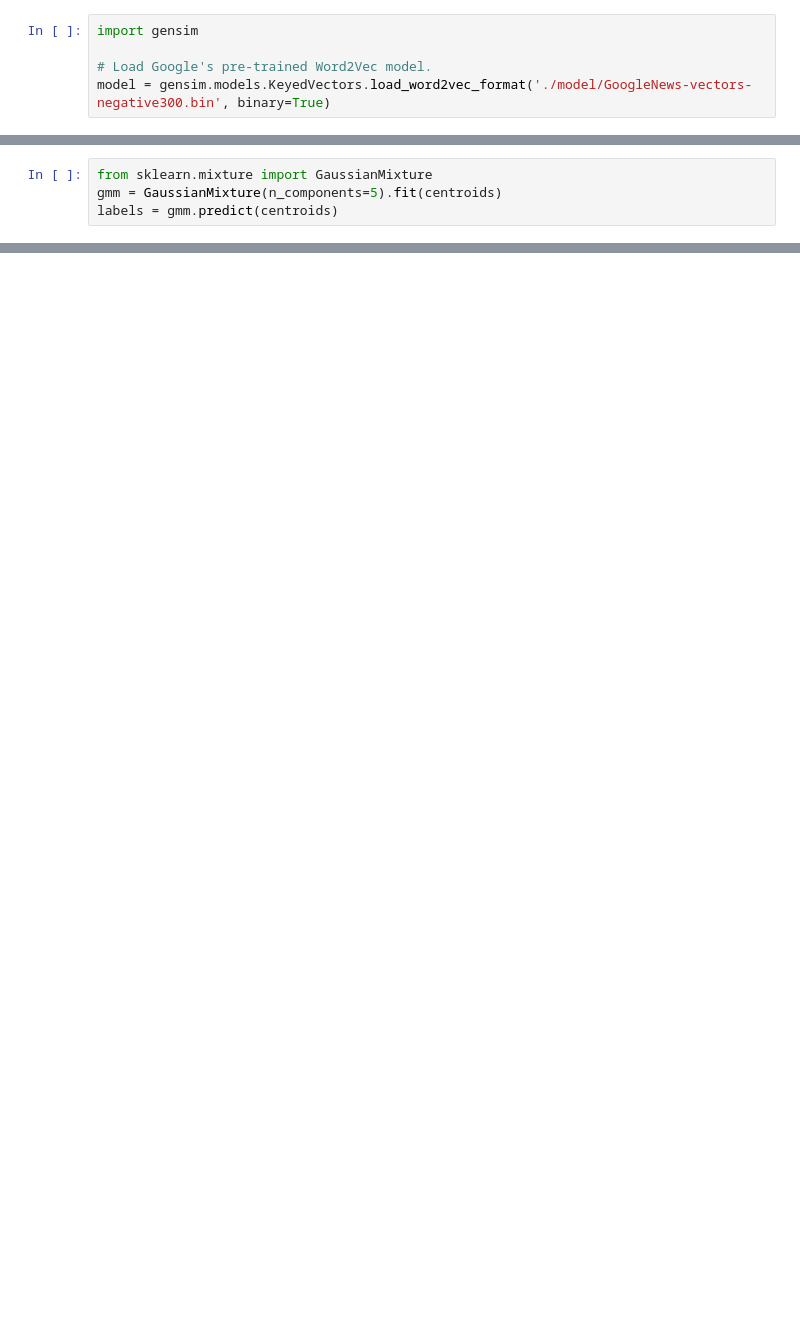
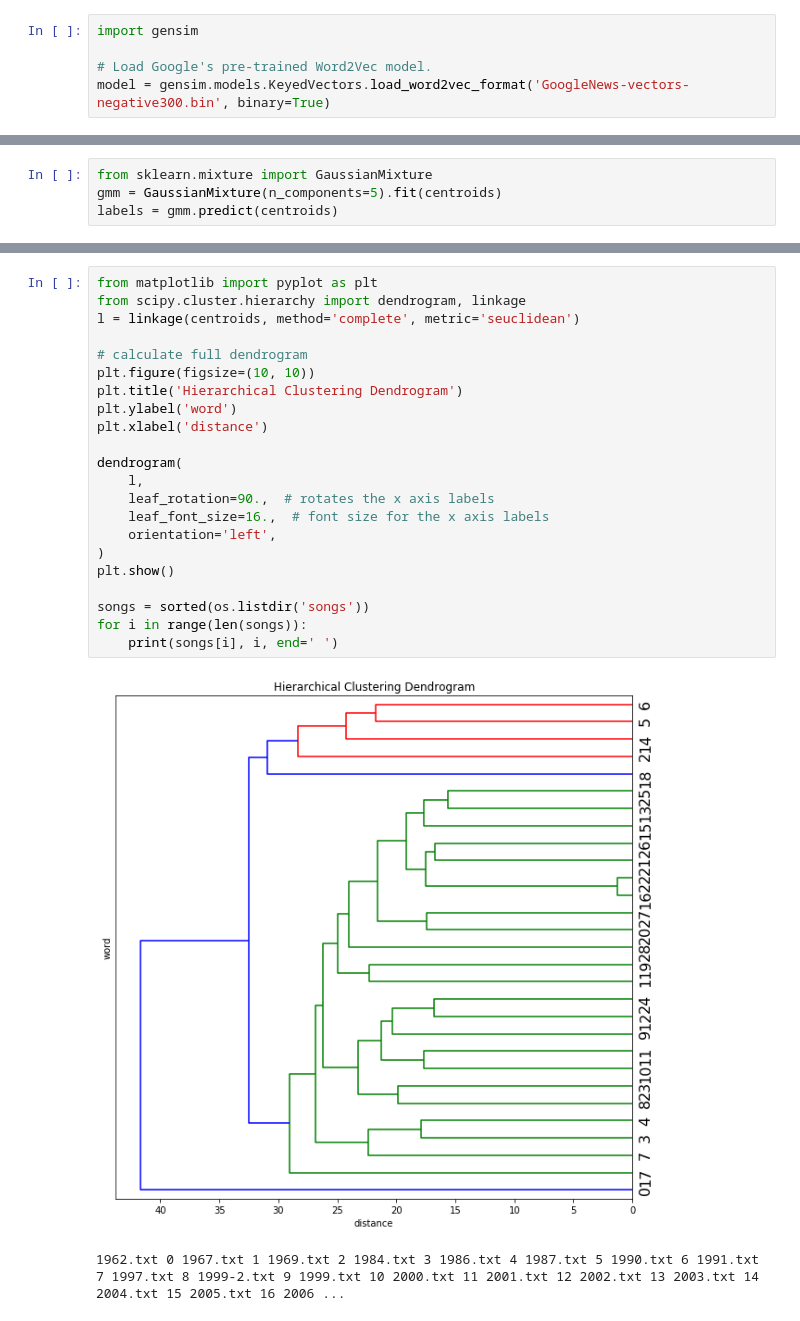
Before and after one commit to dhritiwasan14/National-Day-Song-Analysis, a Jupyter notebook: Initial Exploration.ipynb, the cells around one changed output, grey strips where cells are left out. Cells and saved outputs as stored; diff of their text form; blank space fills up the shorter version.

Commit message:
added dendrogram '

```diff
--- a/Initial Exploration.ipynb
+++ b/Initial Exploration.ipynb
@@ -2,7 +2,7 @@
 import gensim
 
 # Load Google's pre-trained Word2Vec model.
-model = gensim.models.KeyedVectors.load_word2vec_format('./model/GoogleNews-vectors-negative300.bin', binary=True)
+model = gensim.models.KeyedVectors.load_word2vec_format('GoogleNews-vectors-negative300.bin', binary=True)
 # %%
 import os
 import collections
@@ -163,0 +192,25 @@ for s, l in sorted(zip(song_years, kmeans.labels_), key = lambda x: x[1]):
+# %%
+from matplotlib import pyplot as plt
+from scipy.cluster.hierarchy import dendrogram, linkage
+l = linkage(centroids, method='complete', metric='seuclidean')
+
+# calculate full dendrogram
+plt.figure(figsize=(10, 10))
+plt.title('Hierarchical Clustering Dendrogram')
+plt.ylabel('word')
+plt.xlabel('distance')
+
+dendrogram(
+    l,
+    leaf_rotation=90.,  # rotates the x axis labels
+    leaf_font_size=16.,  # font size for the x axis labels
+    orientation='left',
+)
+plt.show()
+
+songs = sorted(os.listdir('songs'))
+for i in range(len(songs)):
+    print(songs[i], i, end=' ')
+# %% [output]
+[figure, added]
+1962.txt 0 1967.txt 1 1969.txt 2 1984.txt 3 1986.txt 4 1987.txt 5 1990.txt 6 1991.txt 7 1997.txt 8 1999-2.txt 9 1999.txt 10 2000.txt 11 2001.txt 12 2002.txt 13 2003.txt 14 2004.txt 15 2005.txt 16 2006 ...
```
Also changed, not shown: parts of 8 cells of this notebook, 2 other files.
